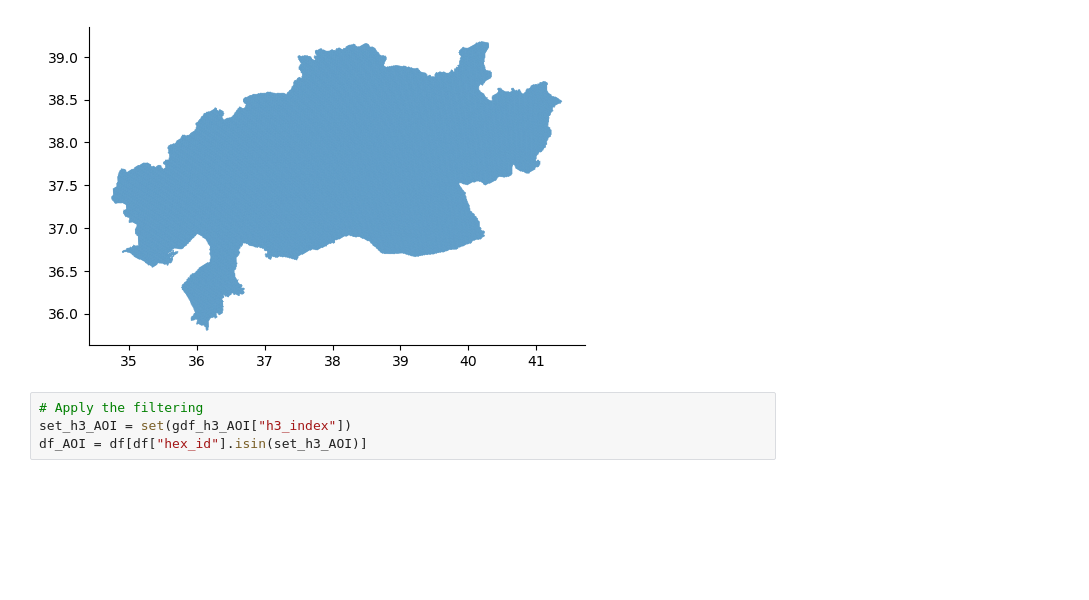
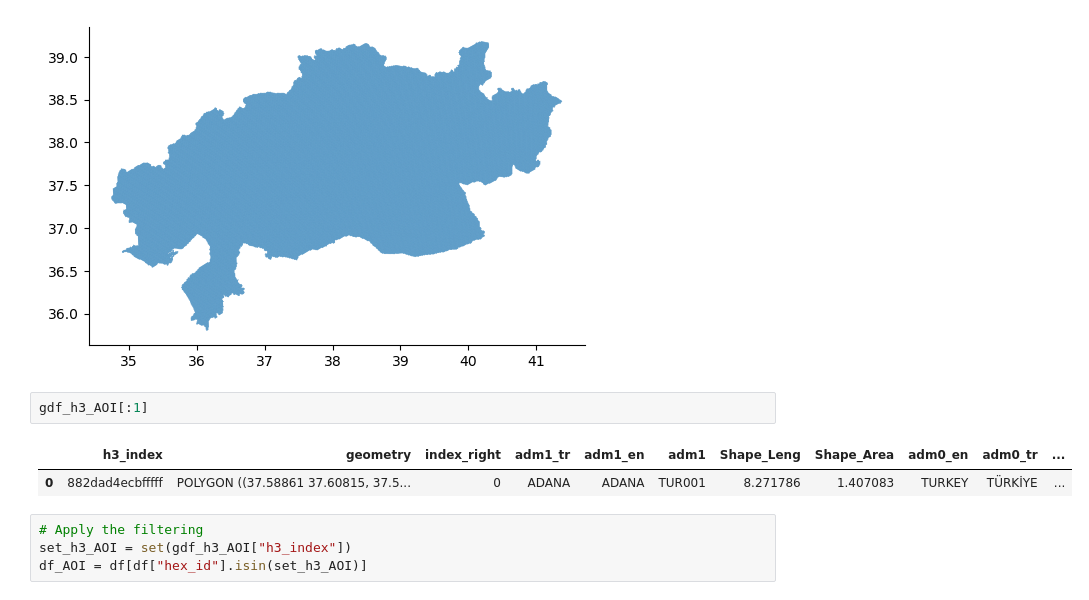
Before and after one commit to worldbank/eca-resilience, a Jupyter notebook: notebooks/Earthquake_report.ipynb, the cells around one changed output. Drawn from its saved outputs; the diff is of its cells as text; blank space fills up the shorter version.

```diff
--- a/notebooks/Earthquake_report.ipynb
+++ b/notebooks/Earthquake_report.ipynb
@@ -395,6 +285,11 @@ gdf_h3_AOI = gpd.sjoin(gdf_h3, gdf_AOI, how="inner", predicate="intersects")
 gdf_h3_AOI.plot();
 # %% [output]
 [figure]
+# %%
+gdf_h3_AOI[:1]
+# %% [output]
+|  | h3_index | geometry | index_right | adm1_tr | adm1_en | adm1 | Shape_Leng | Shape_Area | adm0_en | adm0_tr | ... |
+| 0 | 882dad4ecbfffff | POLYGON ((37.58861 37.60815, 37.5... | 0 | ADANA | ADANA | TUR001 | 8.271786 | 1.407083 | TURKEY | TÜRKİYE | ... |
 # %%
 # Apply the filtering
 set_h3_AOI = set(gdf_h3_AOI["h3_index"])
```
Also changed, not shown: parts of 32 cells of this notebook.
